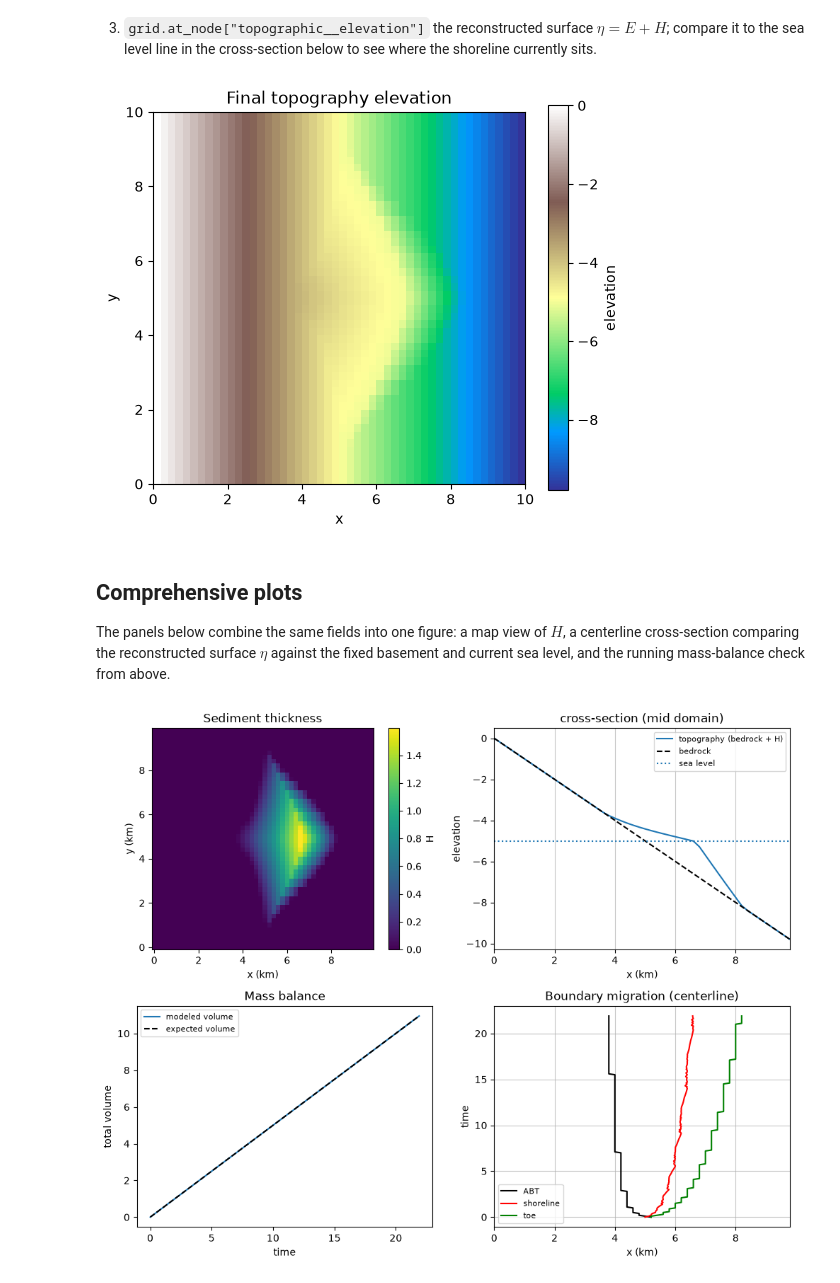
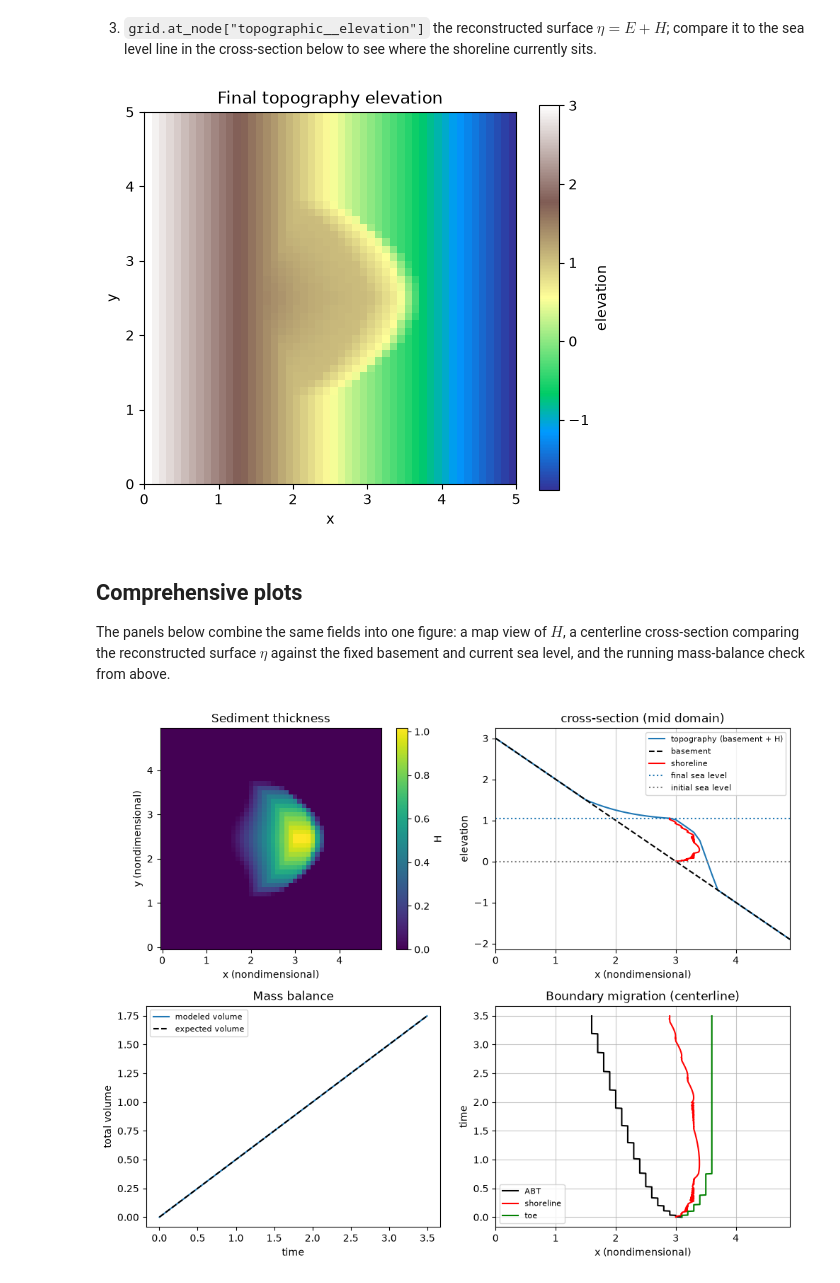
Before and after one commit to vietbuiminh/landlab, a Jupyter notebook: docs/source/tutorials/geoenthalpy_delta/geoenthalpy_delta.ipynb, the cells around one changed output. Drawn from its saved outputs; the diff is of its cells as text; code cells hidden in the pictures.

Commit message:
Update tutorial notebook to include auto-retreat tracking for shoreline in the example run

```diff
--- a/docs/source/tutorials/geoenthalpy_delta/geoenthalpy_delta.ipynb
+++ b/docs/source/tutorials/geoenthalpy_delta/geoenthalpy_delta.ipynb
@@ -171,14 +168,14 @@ the feeder toward the basin; $y$ is the lateral, cross-system direction.
 `sediment__thickness` evolves on top of it.
 # %%
 nrows, ncols = 50, 50
-dx = dy = 0.2
+dx = dy = 0.1
 # xy_spacing also accepts a (dx, dy) tuple if you need dx != dy; a scalar
 # here just means dx == dy.
 grid = RasterModelGrid((nrows, ncols), xy_spacing=dx)
 
 x = grid.x_of_node.reshape(grid.shape)
 bedrock = grid.add_zeros("basement__elevation", at="node")
-bedrock[:] = (-x).reshape(-1)  # planar, non-erodible basement E(x) = -x
+bedrock[:] = (-x).reshape(-1) + 3.0  # planar, non-erodible basement E(x) = -x
 # %% [markdown]
 Component calling
 # %% [markdown]
@@ -237,18 +234,19 @@ This will take a while. You should see `done in #.# s` printed once the run has
 # %%
 j_mid = nrows // 2
 x_row = grid.x_of_node.reshape(grid.shape)[j_mid]
-sediment_eps = 1e-10  # H below this counts as "no sediment" for boundary picking
+sediment_eps = 1e-12  # H below this counts as "no sediment" for boundary picking
 
 t0 = time.time()
 volume_history = []
 time_history = []
 abt_history = []  # alluvial-bedrock transition
-shoreline_history = []
+shoreline_x_history = []
+shoreline_y_history = []
 toe_history = []
 
 for step in range(nsteps):
     esd.run_one_step(dt)
-    if step % 25 == 0:
+    if step % 5 == 0:
         vol = np.sum(grid.at_node["sediment__thickness"]) * dx * dy
         volume_history.append(vol)
         time_history.append(esd.time_elapsed)
@@ -265,15 +263,16 @@ for step in range(nsteps):
             abt_history.append(np.nan)
             toe_history.append(np.nan)
 
-        below_sea_level = eta_row < sea_level_now
+        below_sea_level = eta_row <= sea_level_now
         if below_sea_level.any() and not below_sea_level.all():
             k = np.flatnonzero(below_sea_level)[0]
             x0, x1 = x_row[k - 1], x_row[k]
             e0, e1 = eta_row[k - 1], eta_row[k]
-            shoreline_history.append(x0 + (sea_level_now - e0) * (x1 - x0) / (e1 - e0))
+            shoreline_x_history.append(x0 + (sea_level_now - e0) * (x1 - x0) / (e1 - e0))
         elif below_sea_level.all():
-            shoreline_history.append(x_row[0])
+            shoreline_x_history.append(x_row[0])
         else:
-            shoreline_history.append(x_row[-1])
+            shoreline_x_history.append(x_row[-1])
+        shoreline_y_history.append(np.interp(shoreline_x_history[-1], x_row, eta_row))
 print(f"done in {time.time() - t0:.2f} s")
 # %% [output]
@@ -353,7 +352,7 @@ ax.set_ylabel("y")
 fig.colorbar(im, ax=ax, label="elevation")
 plt.show()
 # %% [output]
-[figure, old version]
+[figure, new version]
 # %% [markdown]
 ## Comprehensive plots
 
@@ -373,42 +372,44 @@ fig, axes = plt.subplots(2, 2, figsize=(10, 8))
 
 im = axes[0][0].pcolormesh(X, Y, H, shading="auto", cmap="viridis")
 axes[0][0].set_title("Sediment thickness")
-axes[0][0].set_xlabel("x (km)")
-axes[0][0].set_ylabel("y (km)")
+axes[0][0].set_xlabel("x (nondimensional)")
+axes[0][0].set_ylabel("y (nondimensional)")
 axes[0][0].set_aspect("equal")
 fig.colorbar(im, ax=axes[0][0], label="H")
 
 axes[1][0].plot(time_history, volume_history, label="modeled volume")
 axes[1][0].plot(time_history, [0.5 * t for t in time_history], "k--", label="expected volume")
 axes[1][0].set_title("Mass balance")
 axes[1][0].set_xlabel("time")
 axes[1][0].set_ylabel("total volume")
 axes[1][0].legend(fontsize=8)
 
-axes[0][1].plot(X[j_mid], eta[j_mid], label="topography (bedrock + H)")
+axes[0][1].plot(X[j_mid], eta[j_mid], label="topography (basement + H)")
 axes[0][1].plot(X[j_mid], basement[j_mid],
-             "k--", label="bedrock")
+             "k--", label="basement")
+axes[0][1].plot(shoreline_x_history, shoreline_y_history, label="shoreline", color="red")
 axes[0][1].set_xlim(min(X[j_mid]), max(X[j_mid]))
 axes[0][1].grid(axis='x', linestyle='-', alpha=0.7)
-axes[0][1].axhline(final_sea_level,color="tab:blue",linestyle=":",label="sea level")
+axes[0][1].axhline(final_sea_level,color="tab:blue",linestyle=":",label="final sea level")
+axes[0][1].axhline(0,color="tab:gray",linestyle=":",label="initial sea level")
 axes[0][1].set_title("cross-section (mid domain)")
-axes[0][1].set_xlabel("x (km)")
+axes[0][1].set_xlabel("x (nondimensional)")
 axes[0][1].set_ylabel("elevation")
 axes[0][1].legend(fontsize=8)
 
 
 axes[1][1].plot(abt_history, time_history, label="ABT", color="black")
-axes[1][1].plot(shoreline_history, time_history, label="shoreline", color="red")
+axes[1][1].plot(shoreline_x_history, time_history, label="shoreline", color="red")
 axes[1][1].plot(toe_history, time_history, label="toe", color="green")
 axes[1][1].set_xlim(min(X[j_mid]), max(X[j_mid]))
 axes[1][1].grid(axis='y', linestyle='-', alpha=0.7)
 axes[1][1].grid(axis='x', linestyle='-', alpha=0.7)
-axes[1][1].set_xlabel("x (km)")
+axes[1][1].set_xlabel("x (nondimensional)")
 axes[1][1].set_ylabel("time")
 axes[1][1].set_title("Boundary migration (centerline)")
 axes[1][1].legend(fontsize=8, loc='lower left')
 
 
 fig.tight_layout()
 # %% [output]
-[figure, old version]
+[figure, new version]
```
Also changed, not shown: parts of 5 cells of this notebook.
